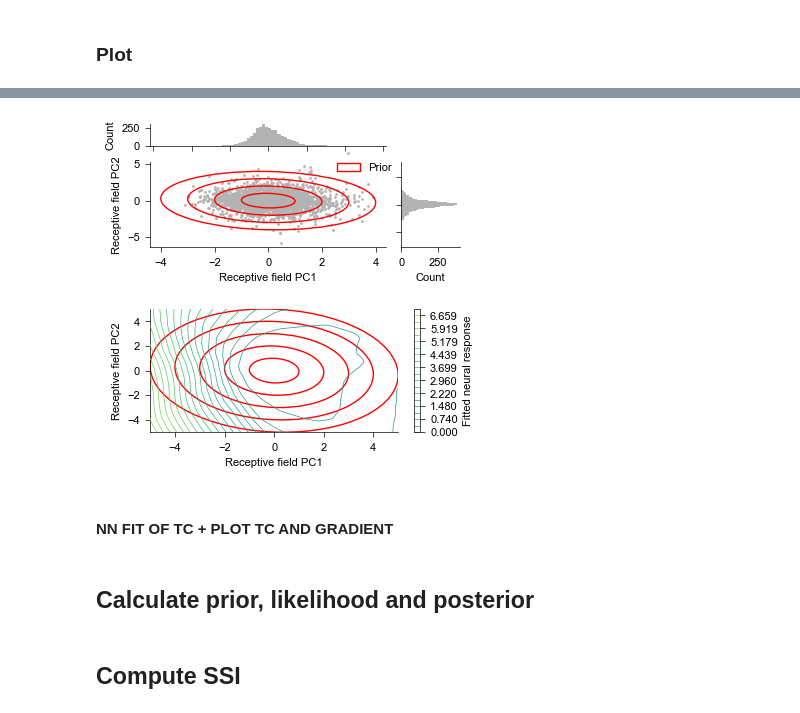
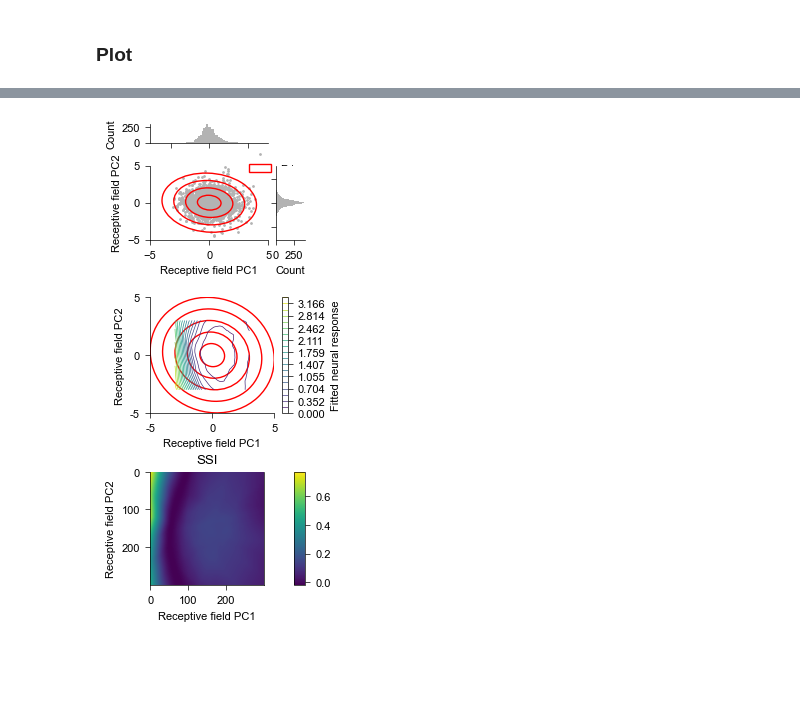
Before and after one commit to steevelaquitaine/fisher-info-limits, a Jupyter notebook: notebooks/fig3.ipynb, the cells around one changed output, grey strips where cells are left out. Drawn from its saved outputs; the diff is of its cells as text; code cells hidden in the pictures; blank space fills up the shorter version.

Commit message:
add a figure3 per cell

```diff
--- a/notebooks/fig3.ipynb
+++ b/notebooks/fig3.ipynb
@@ -29,13 +29,21 @@ from sklearn.preprocessing import StandardScaler
 from sklearn.metrics import r2_score
 from scipy.stats import pearsonr, spearmanr
 from numba import njit, prange
+from scipy.stats import pearsonr
+import matplotlib.gridspec as gridspec
+from mpl_toolkits.axes_grid1 import make_axes_locatable
 
 # set project path
 main_dir = '/home/steeve/steeve/idv/code/fisher-info-limits'
 os.chdir(main_dir)
 
+# pipeline parameters
+LOAD_METRICS = True
+GRID_POS = 220
+
 # path
-CELL_DATA_PATH = 'data/contrast_cells/carlo_data_cellno2.mat'
+CELL_DATA_PATH = 'data/contrast_cells/carlo_data_cellno2.mat' # raw cell receptive field data
+METRICS_DATA_PATH = 'data/computed_contrast_cells/BDEvSSI_no2.npz' # precomputed metrics
 
 # setup figure paraleters
 plt.rcParams["font.family"] = "Arial"
@@ -93,7 +101,7 @@ class SimpleRegressor(nn.Module):
         return self.model(x)
 
 
-def nnet_fit(pcs, fit, test_size=0.2, seed=42, n_epochs=200):
+def nnet_fit(pcs, fit, test_size=0.2, seed=42, n_epochs=200, linspace=np.linspace(-3,3,301)):
     """Fit tuning curves with a neural network
 
     Args:
@@ -147,7 +155,7 @@ def nnet_fit(pcs, fit, test_size=0.2, seed=42, n_epochs=200):
     model.eval()
 
     # calculate grid (will be used throughout)
-    grid_x, grid_y = np.meshgrid(np.linspace(-5, 5, 501), np.linspace(-5, 5, 501))
+    grid_x, grid_y = np.meshgrid(linspace, linspace)
     grid_input = np.column_stack((grid_x.ravel(), grid_y.ravel()))
     grid_input_scaled = scaler.transform(grid_input)
 
@@ -219,22 +308,18 @@ sigma = np.cov(pcs[0], pcs[1])
 # %% [markdown]
 ### Plot
 # %%
-import matplotlib.gridspec as gridspec
-
-# plot points in the 2D plane, histogram on the sides and gaussian prior level lines ---------------------
-# - distribution of pairs of pc1 and 2.
-
-fig = plt.figure(figsize=(4,4))
+# setup plot
+fig = plt.figure(figsize=(2,6))
 
 # create main GridSpec: 1 col, 2 rows
-gs_main = gridspec.GridSpec(2, 1, figure=fig, wspace=0.3)
+gs_main = gridspec.GridSpec(3,1, figure=fig, wspace=0.3)
 
-# setup (pc1, 2) points & histogram plot
+# setup (pc1, 2) data points & histogram plot
 gs_top =  gridspec.GridSpecFromSubplotSpec(2, 2,
                                            subplot_spec=gs_main[0],
                                            width_ratios=[4, 1],
                                            height_ratios=[1, 4],
-                                           hspace=0.3, wspace=0.1)
+                                           hspace=0.5, wspace=0.1)
 
 # create axes for the mosaic
 axs = {}
@@ -246,13 +331,14 @@ axs['histy'] = fig.add_subplot(gs_top[1, 1])
 scatter_hist(pcs[0], pcs[1], axs['scatter'], axs['histx'], axs['histy'], c=(.7,0.7,0.7))
 axs['scatter'].set_xlabel('Receptive field PC1')
 axs['scatter'].set_ylabel('Receptive field PC2')
+axs['scatter'].set_xlim([-5,5])
+axs['scatter'].set_ylim([-5,5])
 
 # plot prior (contours)
 for n_std in np.arange(0, 5, 1):
     plot_gaussian_ellipse(np.array([mu0, mu1]), sigma,
                          axs['scatter'], n_std=n_std,
                          edgecolor='red', facecolor='None')
-
 axs['scatter'].legend(['','Prior'], frameon=False, bbox_to_anchor=(0.75,0.75))
 
 # aesthetics
@@ -262,21 +348,15 @@ axs['histx'].set_ylabel('Count')
 axs['histy'].spines[['top','right']].set_visible(False)
 axs['histy'].set_xlabel('Count')
 
-
-# Second subplot: contour plot --------------------------------------------------------------------------------
+# Second subplot: Tuning curve and prior --------------------------------------------------------------------------------
 
 ax_bottom = fig.add_subplot(gs_main[1])
-
-# fit the cell's tuning curve
-preds, model, _, grid_x, grid_y, grid_input_scaled, grid_input = nnet_fit(pcs, fit)
-with torch.no_grad():
-    preds = model(torch.tensor(grid_input_scaled, dtype=torch.float32)).numpy()
 
 # plot contours
 contour_levels = np.linspace(0, np.max(preds), 20)
 contour = ax_bottom.contour(grid_x, grid_y, preds.reshape(grid_x.shape),
                            levels=contour_levels, cmap='viridis',
-                           vmin=-10, vmax=10, zorder=12)
+                           vmin=-preds.min(), vmax=preds.max(), zorder=12)
 
 # plot prior
 for n_std in np.arange(0, 6, 1):
@@ -293,11 +373,29 @@ ax_bottom.set_xlabel("Receptive field PC1")
 ax_bottom.set_ylabel("Receptive field PC2")
 ax_bottom.set_xlim(-5,5)
 ax_bottom.set_ylim(-5,5)
+ax_bottom.set_xticks((-5,0,5),(-5,0,5))
+ax_bottom.set_yticks((-5,0,5),(-5,0,5))
 
-fig.subplots_adjust(wspace=0.5, hspace=0.5)
+
+# Third subplot: plot SSI ----------------------------------------------------
+
+# SSI
+ax_bottom3 = fig.add_subplot(gs_main[2])
+im = ax_bottom3.imshow(ssi)
+ax_bottom3.set_title("SSI")
+ax_bottom3.set_xticks(np.arange(0,300,100), np.arange(0,300,100))
+ax_bottom3.set_yticks(np.arange(0,300,100), np.arange(0,300,100))
+divider = make_axes_locatable(ax_bottom3) # colorbar
+cax = divider.append_axes("right", size="10%", pad=0.3)
+cbar = plt.colorbar(im, cax=cax)
+ax_bottom3.set_xlabel("Receptive field PC1")
+ax_bottom3.set_ylabel("Receptive field PC2")
+
+fig.subplots_adjust(wspace=0.9, hspace=0.5)
 
 # save figure
 plt.savefig('figures/fig3.svg', bbox_inches = 'tight', transparent=True, dpi=400)
 plt.savefig('figures/fig3.pdf', bbox_inches = 'tight', transparent=True, dpi=400)
+plt.savefig('figures/all/fig3.jpeg', bbox_inches = 'tight', transparent=True, dpi=400)
 # %% [output]
 5.8709399157428415
@@ -315,3 +402 @@ Epoch 200/200, Train Loss: 0.0248, Val Loss: 0.0621
-[figure, old version]
+[figure, new version]
-# %% [markdown]
-#### NN FIT OF TC + PLOT TC AND GRADIENT
@@ -457,2 +402,0 @@ Epoch 200/200, Train Loss: 0.0248, Val Loss: 0.0621
-# %% [markdown]
-## Calculate prior, likelihood and posterior
@@ -482,2 +402,0 @@ posterior = posterior/np.tile(posterior.sum(axis=(1,2))[:,None,None], (1, *grid_
-# %% [markdown]
-## Compute SSI
```
Also changed, not shown: parts of 17 cells of this notebook, 45 other files.
